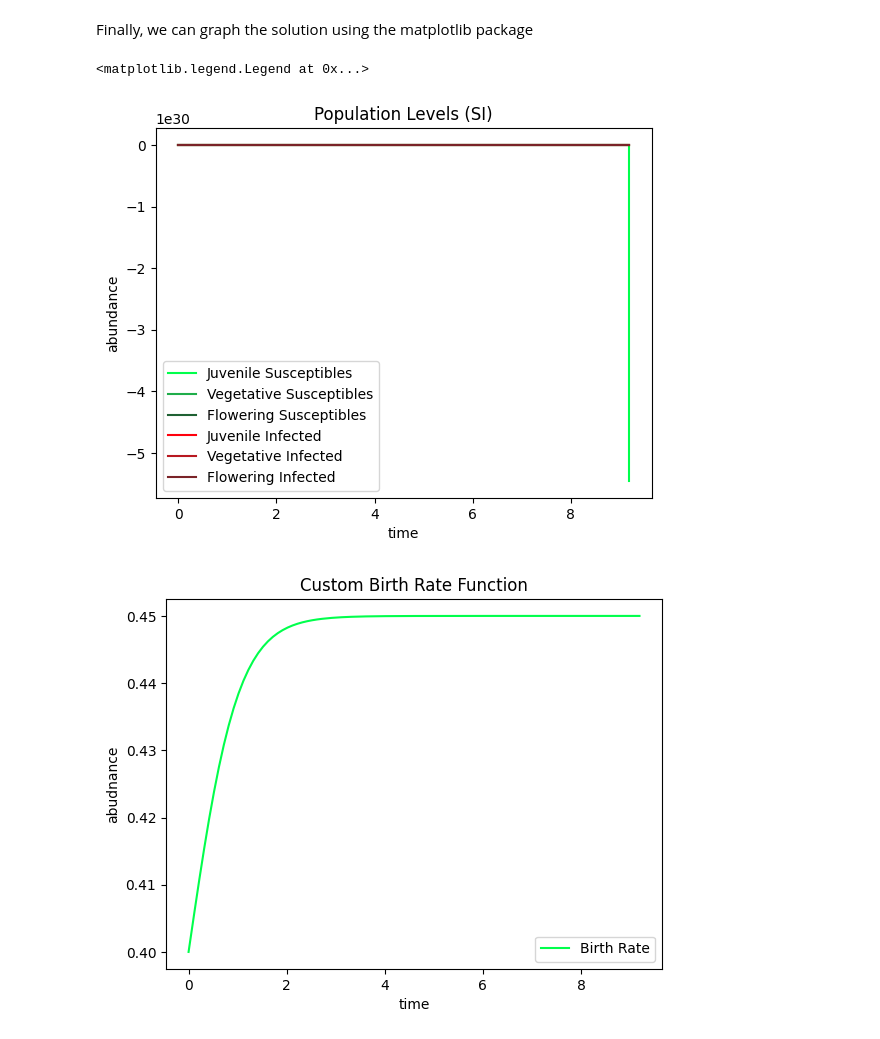
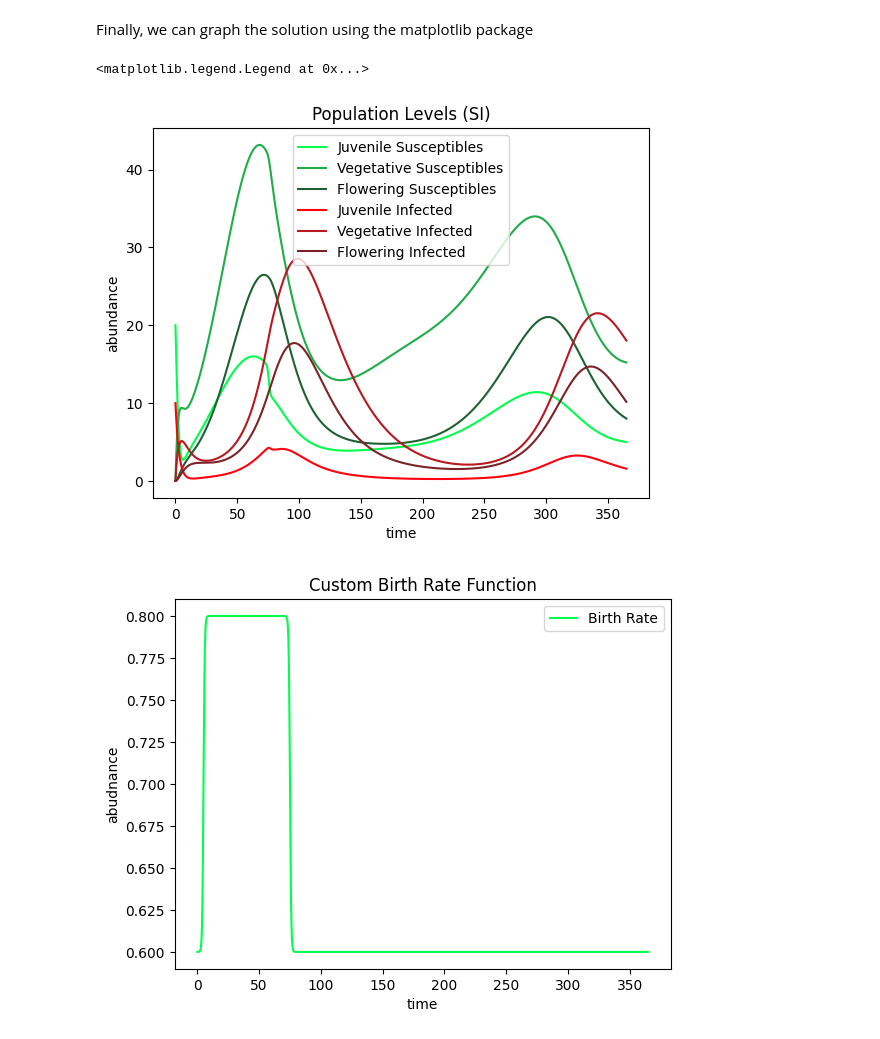
Before and after one commit to bds062/Host-Pathogen-Evolutionary-Dynamics-Model, a Jupyter notebook: sir_model.ipynb, the cells around one changed output. Saved outputs shown, nothing was run; the diff lists cells and outputs as text; code cells hidden in the pictures.

```diff
--- a/sir_model.ipynb
+++ b/sir_model.ipynb
@@ -189,17 +191,19 @@ This tells the numerical solver the time range over which to produce a solution.
 Finally, we set values for our two simulation parameters, beta and gamma for the transmission rate and recovery rate.
 # %%
 #Set the initial conditions for the number of susceptible, infected and recovered individuals
-X_0 = (20, 0, 0, 0, 0, 0)
+X_0 = (20, 0, 0, 10, 0, 0)
 
 #Set the time range over which to solve the system
-t = (0, 100)
+t = (0, 365)
 
 #CONSTANTS
-Bj=.004
+Bj=.01
 Ba=.002
-theta = 0.001
-death = 0
+theta = 0.01
+death = 0.05 #mu
 maturity=.3
+psi=.05
+zeta=.05
 # %% [markdown]
 Now we are ready to compute our solution. To do this, we use the `solve_ivp` function from scipy.
 This takes in several paramters:
@@ -214,7 +218,7 @@ The `solve_ivp` function returns a class structure which has several important a
 - solution.t: the time points at which the solution is calcuated (depending on the algorithm, they may not be evenly spaced)
 # %%
 #Run the solve_ivp function to get a numerical solution
-solution = solve_ivp(SI, t, X_0, args=(Bj, Ba, theta, death, maturity), max_step=0.1)
+solution = solve_ivp(SI, t, X_0, args=(Bj, Ba, theta, death, maturity, psi, zeta), max_step=0.1)
 
 Sj = solution.y[0, :]
 Sv = solution.y[1, :]
@@ -253,58 +257,38 @@ populationGraph.set_xlabel('time')
 populationGraph.set_ylabel('abundance')
 populationGraph.legend()
 
-#This graph represents the birth levels of each demographic across the timescale, DOES NOT WORK AS INTENDED
-# fig, birthGraph = plt.subplots()
-# birthGraph.set_title('Growth Levels')
-# birthGraph.plot(time_points, midB*Sa, label='Sj Growth', color=colSj)
-# birthGraph.plot(time_points, maturity*Sj, label='Sa Growth', color=colSa)
-# birthGraph.plot(time_points, Bj*Sj*Ia, label='Ij Growth', color=colIj)
-# birthGraph.plot(time_points, maturity*Ij+Ba*Sa*Ia, label='Ia Growth', color=colIj)
-# birthGraph.set_xlabel('time')
-# birthGraph.set_ylabel('abundance')
-# birthGraph.legend()
-
-#This graph represents the death levels of each demographic across the timescale, DOES NOT WORK AS INTENDED
-# fig, deathGraph = plt.subplots()
-# deathGraph.set_title('Death Levels')
-# deathGraph.plot(time_points, theta*S*(S+I)+death*S, label='Susceptible Deaths Per Day', color='#23a81e')
-# deathGraph.plot(time_points, death*I, label='Infected Deaths Per Day', color='#c70630')
-# deathGraph.set_xlabel('time')
-# deathGraph.set_ylabel('abundance')
-# deathGraph.legend()
-
 #The second graph represents the current birth pulse function
 fig, custom = plt.subplots()
 custom.set_title('Custom Birth Rate Function')
 custom.plot(time_points, birthVector(time_points), label='Birth Rate', color=colSj)
 custom.plot()
 custom.set_xlabel('time')
 custom.set_ylabel('abudnance')
 custom.legend()
 
 #The third graph represenents both tramission pulse functions
 fig, custom2 = plt.subplots()
 custom2.set_title('Custom Transition Rate Functions')
-# custom2.plot(time_points, vegetatingS(time_points), label='Susceptible Vegetating Rate', color=colSv)
+custom2.plot(time_points, vegetatingS(time_points), label='Susceptible Vegetating Rate', color=colSv)
 custom2.plot(time_points, floweringS(time_points), label='Susceptible Flowering Rate', color=colSf)
-# custom2.plot(time_points, vegetatingI(time_points), label='Infected Vegetating Rate', color=colIv)
+custom2.plot(time_points, vegetatingI(time_points), label='Infected Vegetating Rate', color=colIv)
 custom2.plot(time_points, floweringI(time_points), label='Infected Flowering Rate', color=colIf)
 custom2.plot()
 custom2.set_xlabel('time')
 custom2.set_ylabel('abundance')
 custom2.legend()
 
 #The fourth graph represents the optimization points of the pathogen, showing how successful was if the pathogen peak started at that t value
 # fig, pathogenEvolution = plt.subplots()
 # pathogenEvolution.set_title('Pathogen Evolution Optimization')
 # pathogenEvolution.plot(short_time, proportions, label='Susceptible Adults - Infected Adults', color=colTot)
 # # pathogenEvolution.plot((startJ, startJ+.000000001), (0, 100), '--', color=colIj)
 # pathogenEvolution.plot((startA, startA+.000000001), (0, max(proportions)), '--', color=colIj, label='Adult Pulse Beginning')
 # pathogenEvolution.plot()
 # pathogenEvolution.set_xlabel('time')
 # pathogenEvolution.set_ylabel('proportion')
 # pathogenEvolution.legend()
 # %% [output]
 <matplotlib.legend.Legend at 0x...>
-[figure, old version]
+[figure, new version]
-[figure, old version]
+[figure, new version]
```
Also changed, not shown: parts of 4 cells of this notebook.
